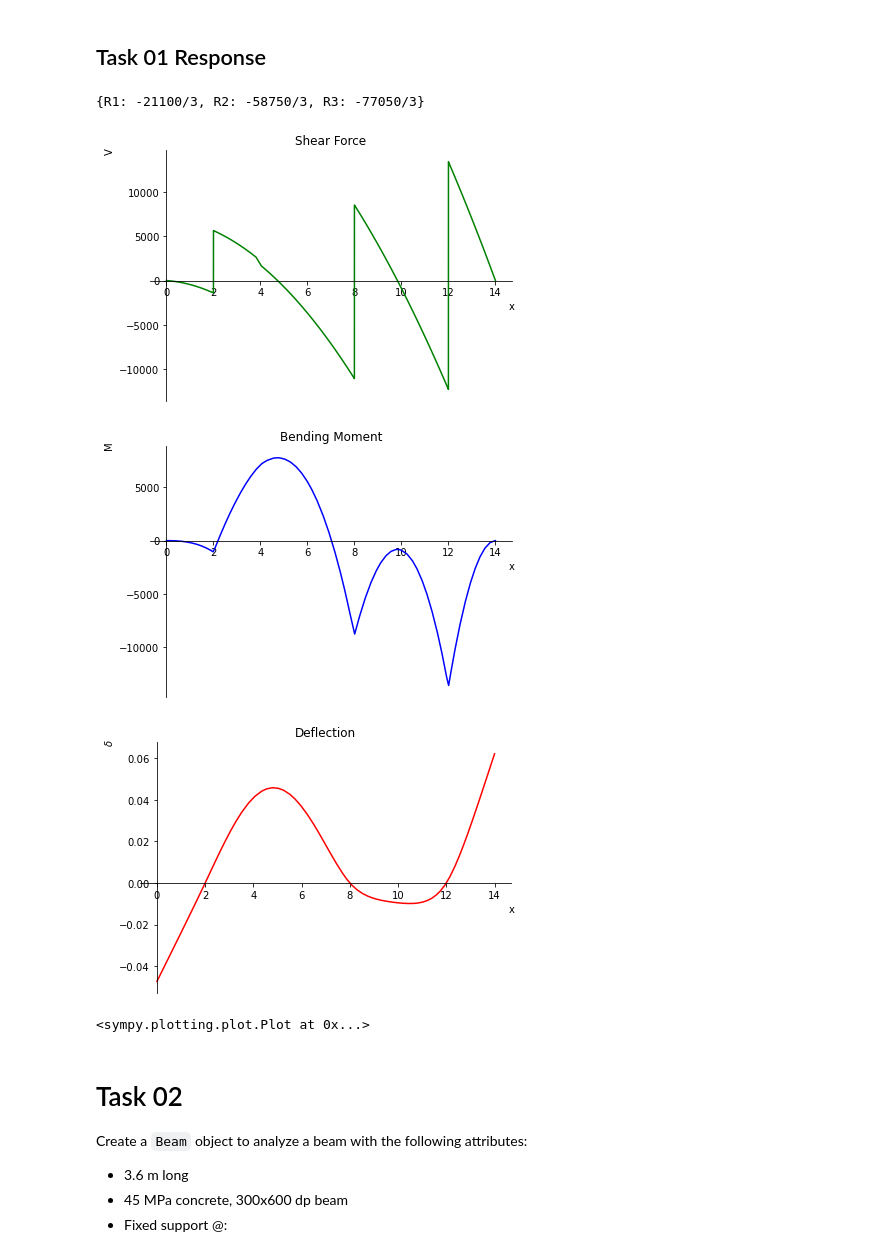
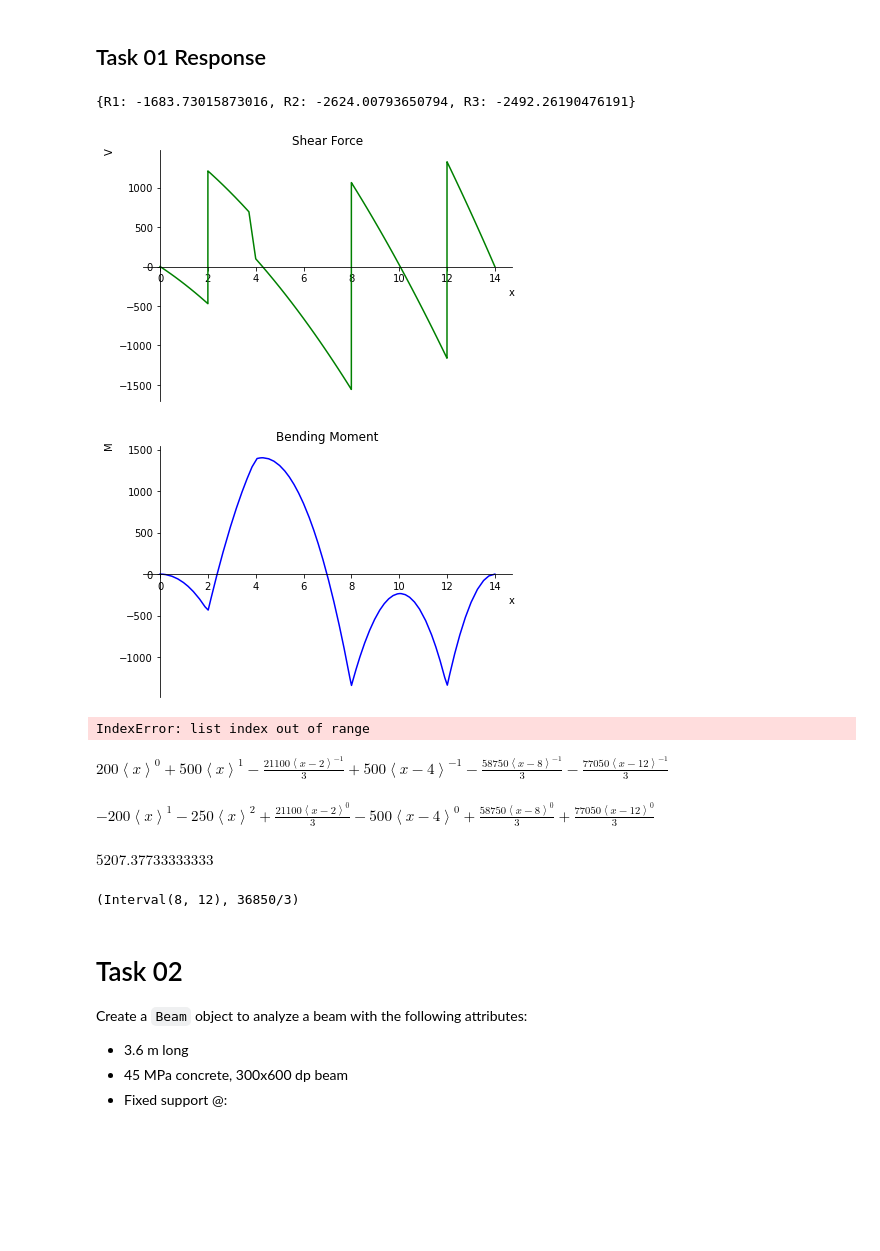
Before and after one commit to connorferster/Workbook_01_Solution, a Jupyter notebook: Workbook_01-Solution.ipynb, the cells around one changed output. Cells and saved outputs as stored; diff of their text form; code cells hidden in the pictures; blank space fills up the shorter version.

```diff
--- a/Workbook_01-Solution.ipynb
+++ b/Workbook_01-Solution.ipynb
@@ -23,30 +23,47 @@ Create a `Beam` object to analyze a beam with the following attributes:
 # %%
 E, I = symbols("E I")
 R1, R2, R3 = symbols("R1 R2 R3")
 
 w12x50 = Beam(14, E, I)
 w12x50.apply_load(500, 4, -1)
 w12x50.apply_load(200, 0, 0)
-w12x50.apply_load(500, 0, 1)
+w12x50.apply_load(500/14, 0, 1)
 
 w12x50.apply_load(R1, 2, -1)
 w12x50.apply_load(R2, 8, -1)
 w12x50.apply_load(R3, 12, -1)
 
 w12x50.bc_deflection = [(2, 0), (8, 0), (12, 0)]
 
 w12x50.solve_for_reaction_loads(R1, R2, R3)
 
 print(w12x50.reaction_loads)
 w12x50.plot_shear_force()
 w12x50.plot_bending_moment()
 w12x50.plot_deflection(subs={E: 29e6, I: 164e6/25.4**4/12**4})
 # %% [output]
-{R1: -21100/3, R2: -58750/3, R3: -77050/3}
+{R1: -1683.73015873016, R2: -2624.00793650794, R3: -2492.26190476191}
-[figure, old version]
+[figure, new version]
-[figure, old version]
+[figure, new version]
-[figure, removed]
-<sympy.plotting.plot.Plot at 0x...>
+IndexError: list index out of range
+# %%
+w12x50.load
+# %% [output]
+$\displaystyle 200 {\left\langle x \right\rangle}^{0} + 500 {\left\langle x \right\rangle}^{1} - \frac{21100 {\left\langle x - 2 \right\rangle}^{-1}}{3} + 500 {\left\langle x - 4 \right\rangle}^{-1} - \frac{58750 {\left\langle x - 8 \right\rangle}^{-1}}{3} - \frac{77050 {\left\langle x - 12 \right\rangle}^{-1}}{3}$
+# %%
+x = symbols("x")
+shear_expr = w12x50.shear_force()
+shear_expr
+# %% [output]
+$\displaystyle - 200 {\left\langle x \right\rangle}^{1} - 250 {\left\langle x \right\rangle}^{2} + \frac{21100 {\left\langle x - 2 \right\rangle}^{0}}{3} - 500 {\left\langle x - 4 \right\rangle}^{0} + \frac{58750 {\left\langle x - 8 \right\rangle}^{0}}{3} + \frac{77050 {\left\langle x - 12 \right\rangle}^{0}}{3}$
+# %%
+shear_expr.subs({x: 2.332})
+# %% [output]
+$\displaystyle 5207.37733333333$
+# %%
+w12x50.max_shear_force()
+# %% [output]
+(Interval(8, 12), 36850/3)
 # %% [markdown]
 # Task 02
 
```
Also changed, not shown: parts of 1 cell of this notebook.
